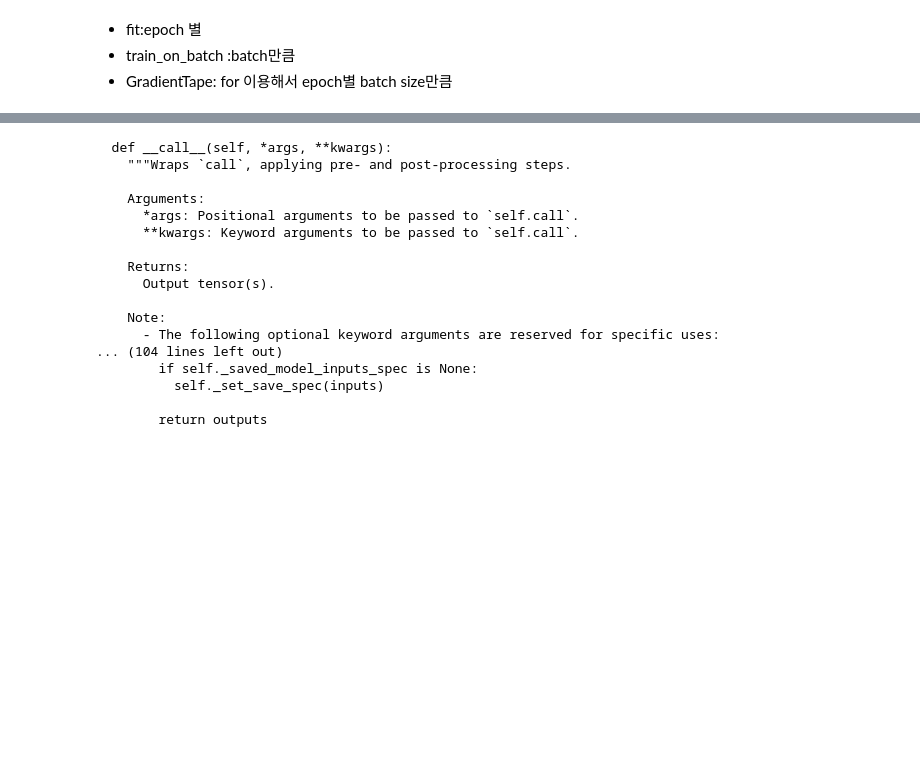
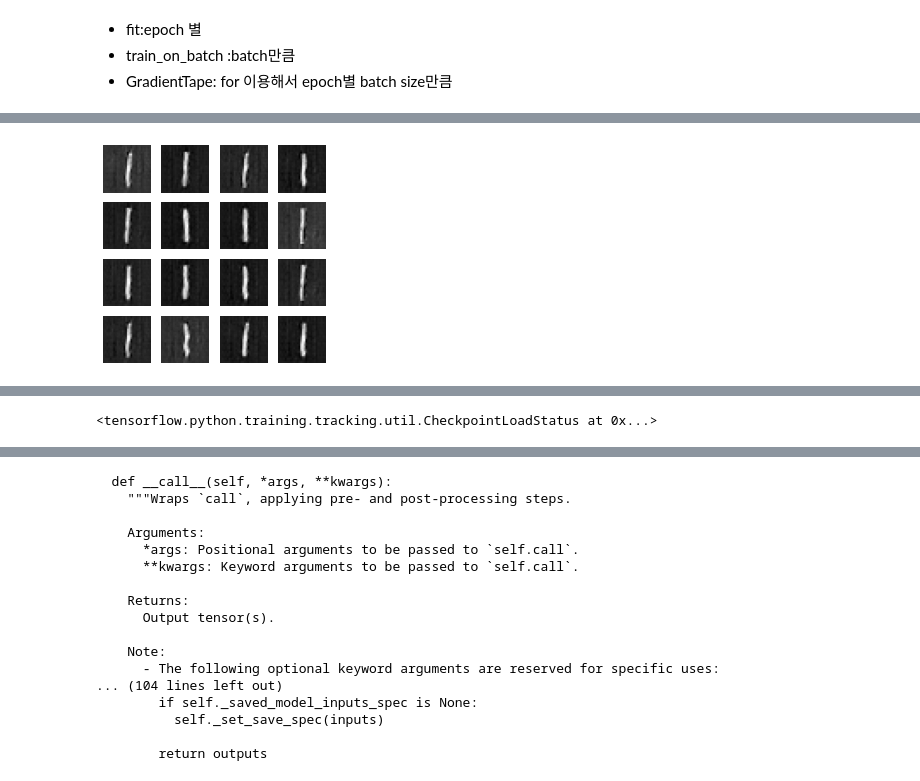
Before and after one commit to hysKim1/AI_Vision, a Jupyter notebook: 201029_12기_고급시각반.ipynb, the cells around one changed output, grey strips where cells are left out. Saved outputs shown, nothing was run; the diff lists cells and outputs as text; code cells hidden in the pictures; blank space fills up the shorter version.

```diff
--- a/201029_12기_고급시각반.ipynb
+++ b/201029_12기_고급시각반.ipynb
@@ -332,12 +367,22 @@ real=X_train
+# %%
+EPOCHS = 50
+NOISE_DIM=100
+real=X_train
+# %%
+num_examples_to_generate = 16
+
+seed = tf.random.normal([num_examples_to_generate, NOISE_DIM])
 # %%
 @tf.function
 def train_step(real):
+  noise = tf.random.normal([BATCH_SIZE, NOISE_DIM])
+
   with tf.GradientTape() as G, tf.GradientTape() as D: #알아서 순차적 실행
     #training학습여부 조절
-    imgs=generator(noise,training=True)  #뱃치사이즈 만큼 이미지 만듦
+    generated_images =generator(noise,training=True)  #뱃치사이즈 만큼 이미지 만듦
 
     real_img=discriminator(real, training=True)
-    fake_img=discriminator(imgs, training=True) #제너레이터가만든 이미지
+    fake_img=discriminator(generated_images , training=True) #제너레이터가만든 이미지
 
     gen_loss=generative_loss(fake_img)
     dis_loss=discriminator_loss(real_img, fake_img)
@@ -379,0 +433,21 @@ for i in train:
+# %%
+def train(dataset, epochs):
+  for epoch in range(epochs):
+    start = time.time()
+
+    for image_batch in dataset:
+      train_step(image_batch)
+
+    # GIF를 위한 이미지 생성
+    display.clear_output(wait=True)
+    generate_and_save_images(generator,  epoch + 1,  seed)
+
+    # 15 epoch 마다 모델을 저장
+    if (epoch + 1) % 15 == 0:
+      checkpoint.save(file_prefix = checkpoint_prefix)
+
+    print ('epoch {}에서 걸린 시간은 {} 초 입니다.'.format(epoch + 1, time.time()-start))
+
+  # 마지막 epoch 끝난 후 이미지 생성
+  display.clear_output(wait=True)
+  generate_and_save_images(generator,  epochs,   seed)
@@ -379,0 +468,5 @@ for i in train:
+# %%
+%%time
+train(train_dataset, EPOCHS)
+# %% [output]
+[figure, added]
@@ -379,0 +475,4 @@ for i in train:
+# %%
+checkpoint.restore(tf.train.latest_checkpoint(checkpoint_dir)) #마지막 체크포인트 복구
+# %% [output]
+<tensorflow.python.training.tracking.util.CheckpointLoadStatus at 0x...>
```
Also changed, not shown: parts of 38 cells of this notebook.
